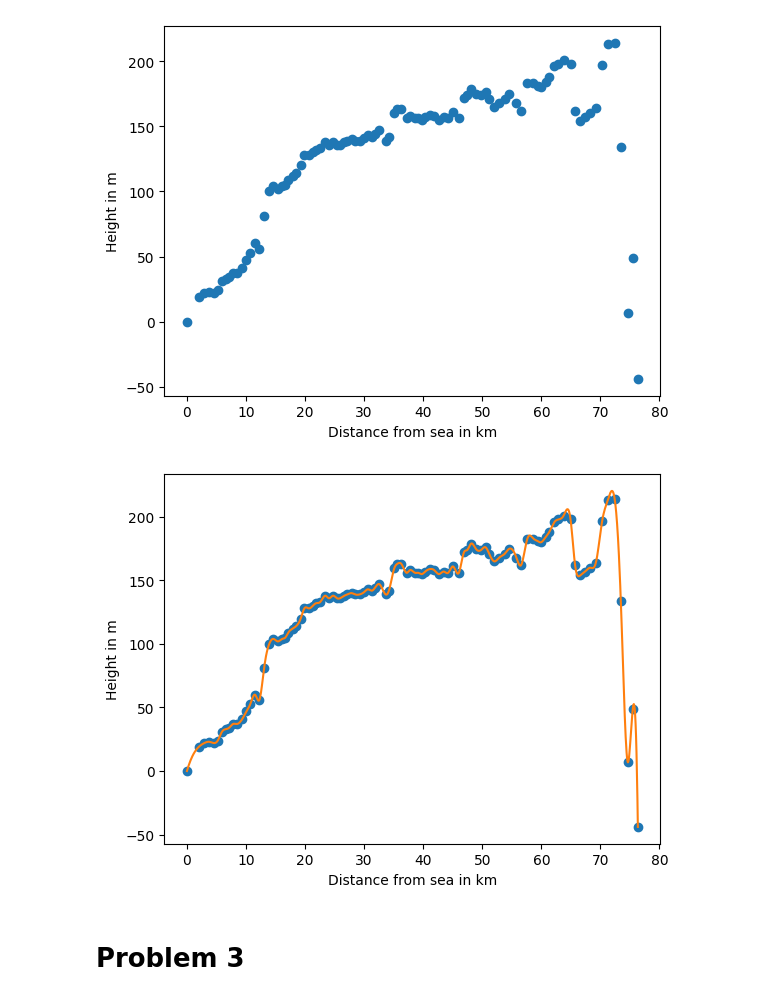
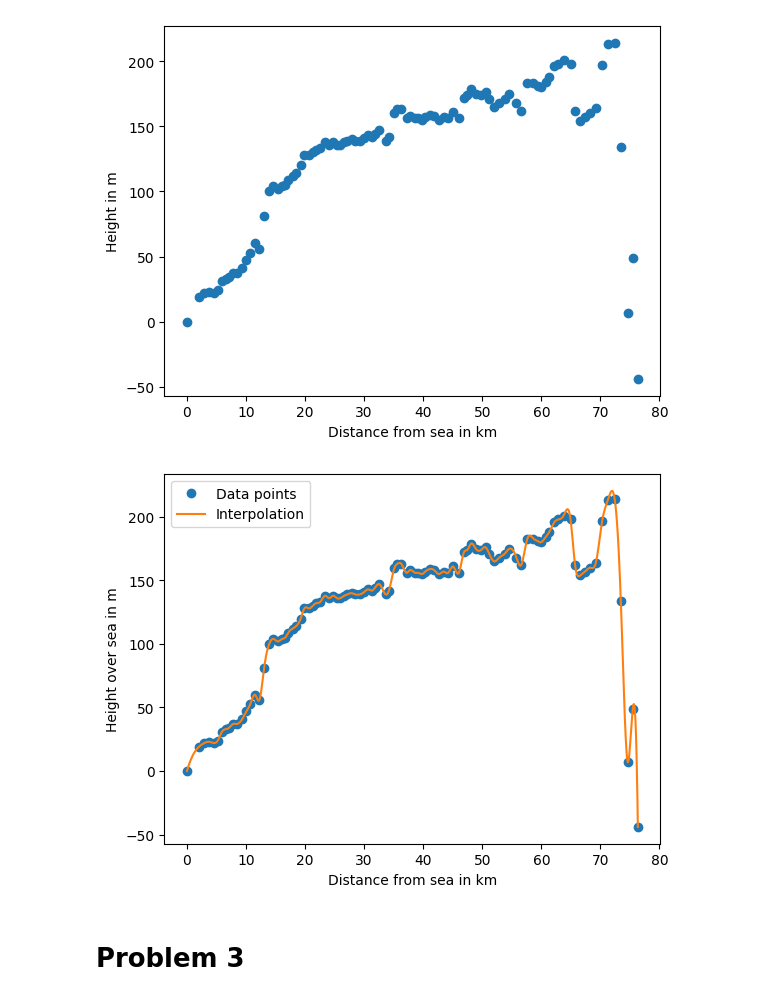
Before and after one commit to Maccen26/mat-mod-opgaver, a Jupyter notebook: qattara depression/Interpolation.ipynb, the cells around one changed output. Saved outputs shown, nothing was run; the diff lists cells and outputs as text; code cells hidden in the pictures.

Commit message:
Updated some plotting functions, to make the plots nicer to look at.

```diff
--- a/qattara depression/Interpolation.ipynb
+++ b/qattara depression/Interpolation.ipynb
@@ -53,16 +53,17 @@ plt.show()
 # %%
 # interpolate the height
 interpolator = interp1d(distanceFromZero, height, kind="cubic")
 x = np.linspace(0, distanceFromZero[-1], 1000)
 y = interpolator(x)
 plt.figure()
 plt.plot(distanceFromZero/1000, height, "o", label="Data points")
-plt.plot(x/1000, y)
+plt.plot(x/1000, y, label="Interpolation")
 plt.xlabel("Distance from sea in km")
-plt.ylabel("Height in m")
+plt.ylabel("Height over sea in m")
+plt.legend()
 plt.show()
 # %% [output]
-[figure, old version]
+[figure, new version]
 # %%
 dist = 250
 with open("heights.txt", "w") as f:
```
